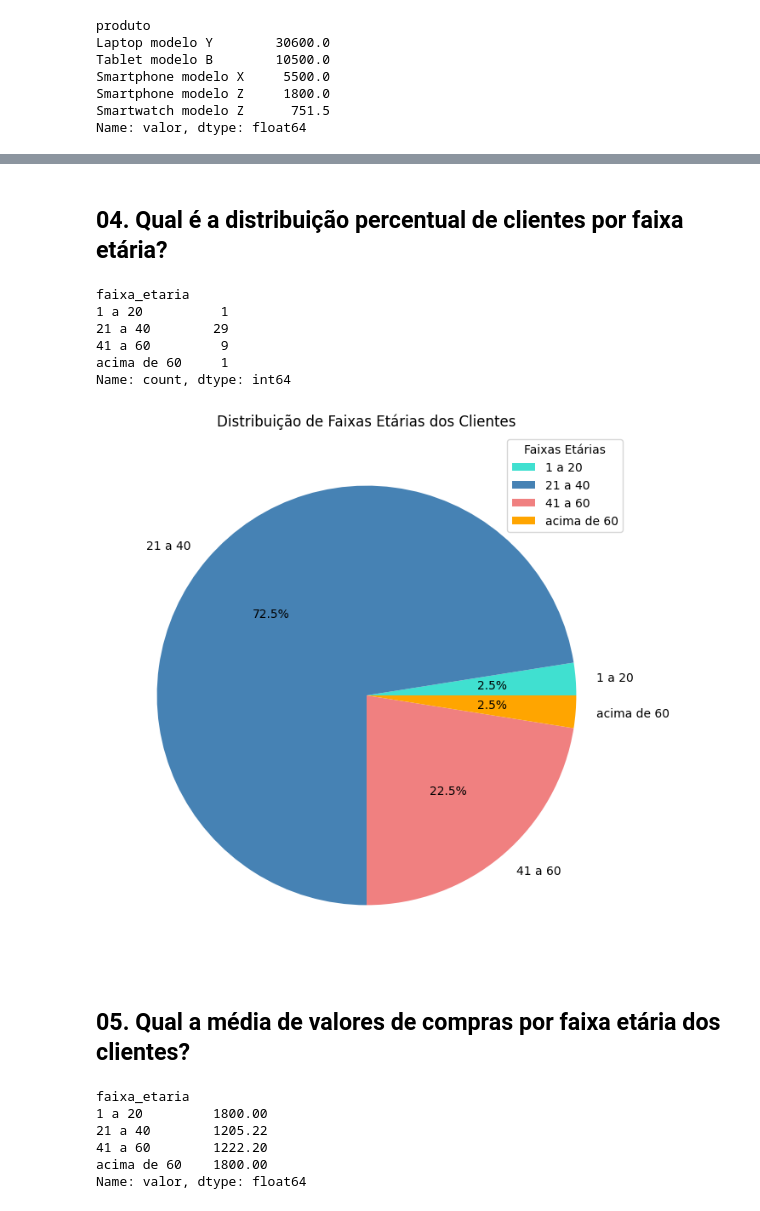
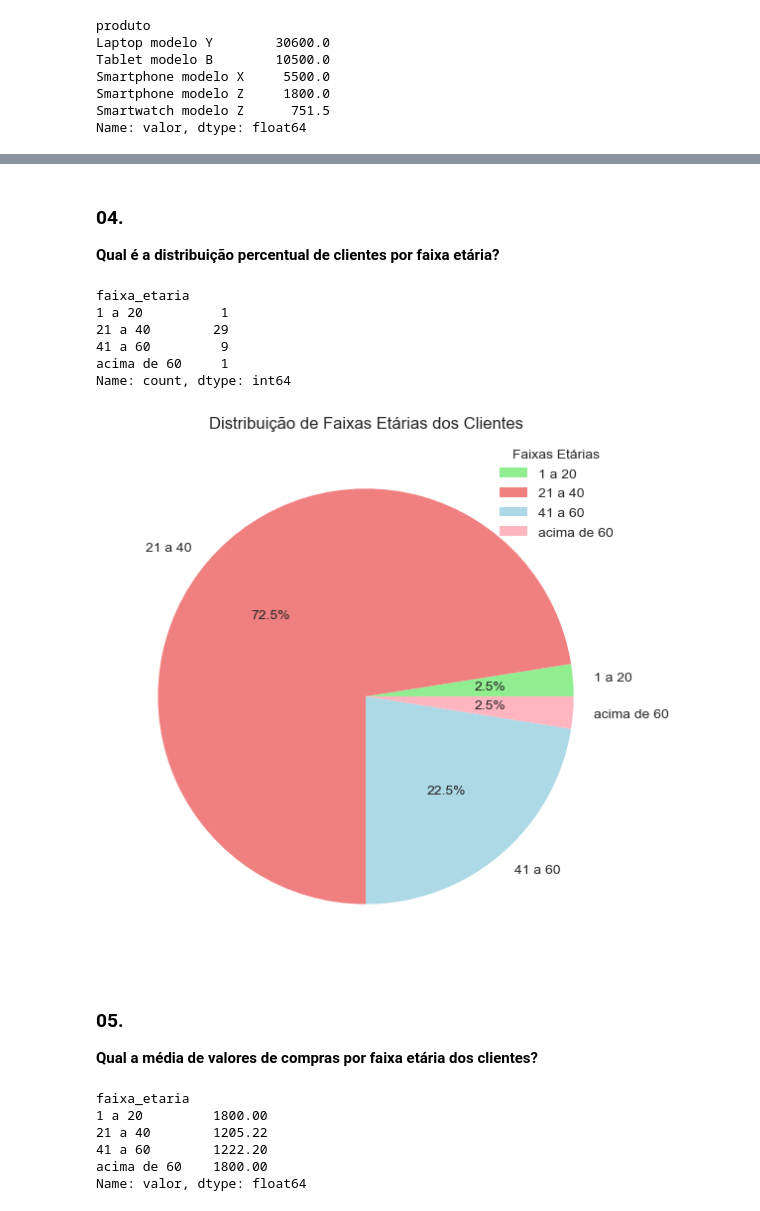
Before and after one commit to SimoesLeticia/Bootcamp-Data-Analytics-WoMakersCode, a Jupyter notebook: 2. Banco de Dados/data_analysis/exercicio_bonus.ipynb, the cells around one changed output, grey strips where cells are left out. Cells and saved outputs as stored; diff of their text form; code cells hidden in the pictures.

```diff
--- a/2. Banco de Dados/data_analysis/exercicio_bonus.ipynb
+++ b/2. Banco de Dados/data_analysis/exercicio_bonus.ipynb
@@ -140,5 +193,6 @@ plt.show()
 # %% [markdown]
-## 04. Qual é a distribuição percentual de clientes por faixa etária?
+### 04.
+**Qual é a distribuição percentual de clientes por faixa etária?**
 # %%
 # Dataframe
 clientes_faixa_etaria = df['faixa_etaria'].value_counts().sort_index()
@@ -151,19 +205,34 @@ faixa_etaria
 acima de 60     1
 Name: count, dtype: int64
 # %%
-# Gráfico
-cores = ['#40E0D0', '#4682B4', '#F08080', '#FFA500']
+# Definindo o estilo
+plt.style.use('seaborn-v0_8-whitegrid')
+cores = ['lightgreen', 'lightcoral', 'lightblue', 'lightpink']
 
-plt.figure(figsize=(8, 8))
+# Criando a figura
+plt.figure(figsize=(6, 6))
 
-plt.pie(clientes_faixa_etaria, labels=clientes_faixa_etaria.index, autopct='%1.1f%%', colors=cores)
+# Gráfico de Pizza
+plt.pie(
+    clientes_faixa_etaria,
+    labels=clientes_faixa_etaria.index,
+    autopct='%1.1f%%',
+    colors=cores
+)
+
+# Definindo título e rótulos
 plt.title('Distribuição de Faixas Etárias dos Clientes')
 plt.legend(title='Faixas Etárias')
 
+# Ajustando o layout
+plt.tight_layout()
+
+# Mostrando o gráfico
 plt.show()
 # %% [output]
-[figure, old version]
+[figure, new version]
 # %% [markdown]
-## 05. Qual a média de valores de compras por faixa etária dos clientes?
+### 05.
+**Qual a média de valores de compras por faixa etária dos clientes?**
 # %%
 # Dataframe
```
Also changed, not shown: parts of 29 cells of this notebook, 1 other file.
